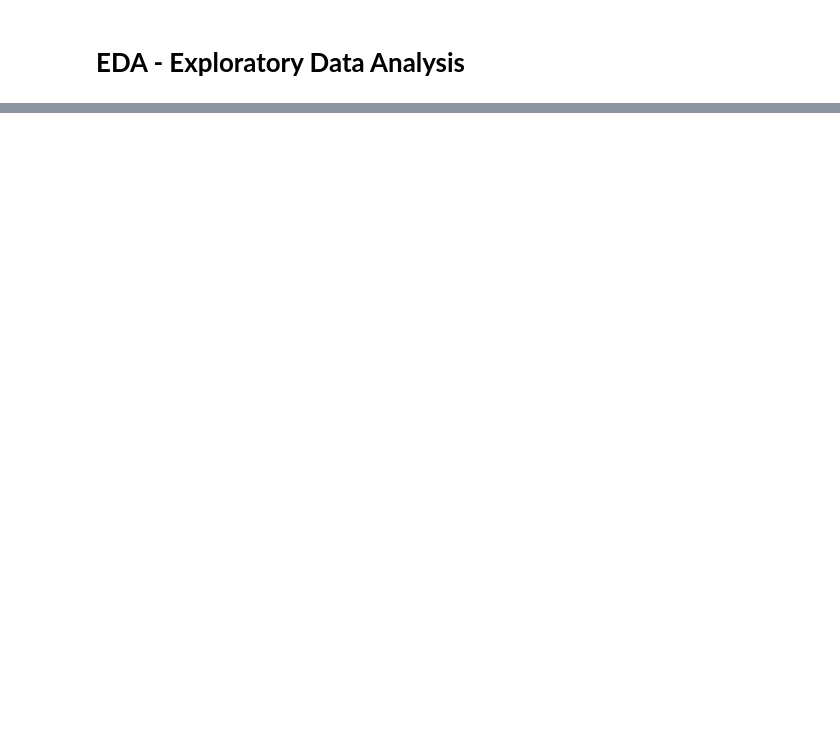
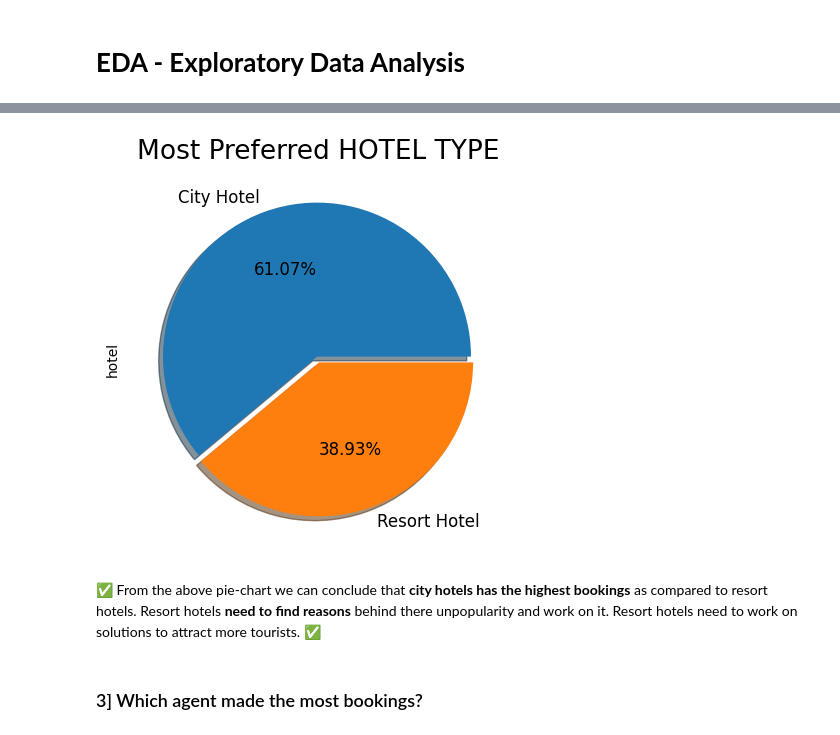
Before and after one commit to kirnapure/hotel-booking-analysis, a Jupyter notebook: Trinity_AVI_,hotel_booking_analysis.ipynb, the cells around one changed output, grey strips where cells are left out. Saved outputs shown, nothing was run; the diff lists cells and outputs as text; code cells hidden in the pictures; blank space fills up the shorter version.

```diff
--- a/Trinity_AVI_,hotel_booking_analysis.ipynb
+++ b/Trinity_AVI_,hotel_booking_analysis.ipynb
@@ -329,0 +388,11 @@ As we can see that there are four popular months which are as follows:-  july,
+# %%
+# visualization using pie-chart
+preferred_hotel.plot.pie(explode = [0.02,0.02], autopct = '%1.2f%%', shadow = True, fontsize = 12, figsize = (10,5))
+plt.title('Most Preferred HOTEL TYPE', fontsize = 19)
+plt.show()
+# %% [output]
+[figure, added]
+# %% [markdown]
+✅ From the above pie-chart we can conclude that **city hotels has the highest bookings** as compared to resort hotels.  Resort hotels **need to find reasons** behind there unpopularity and work on it. Resort hotels need to work on solutions to attract more tourists. ✅
+# %% [markdown]
+### 3] Which agent made the most bookings?
```
Also changed, not shown: parts of 100 cells of this notebook.
